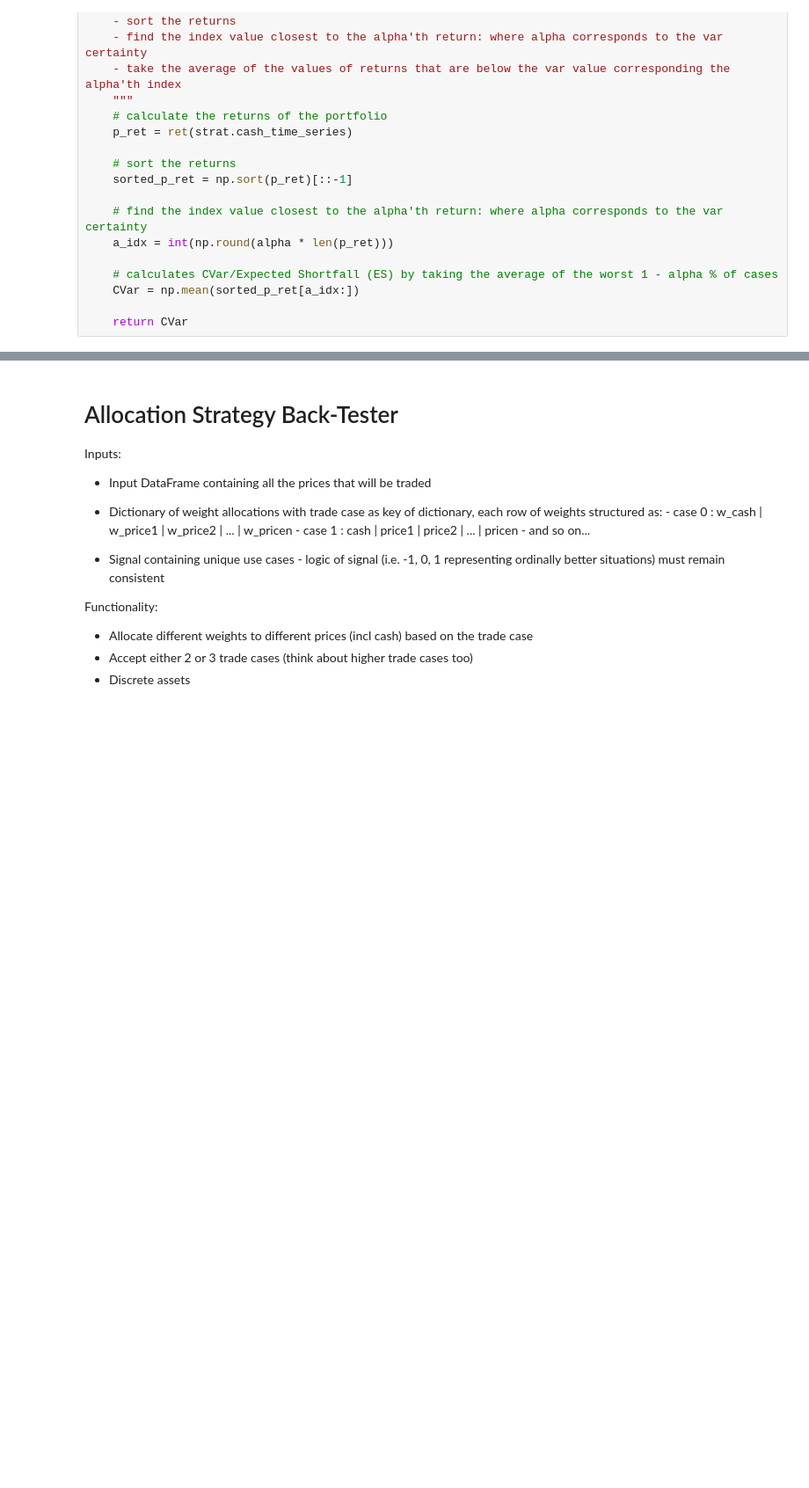
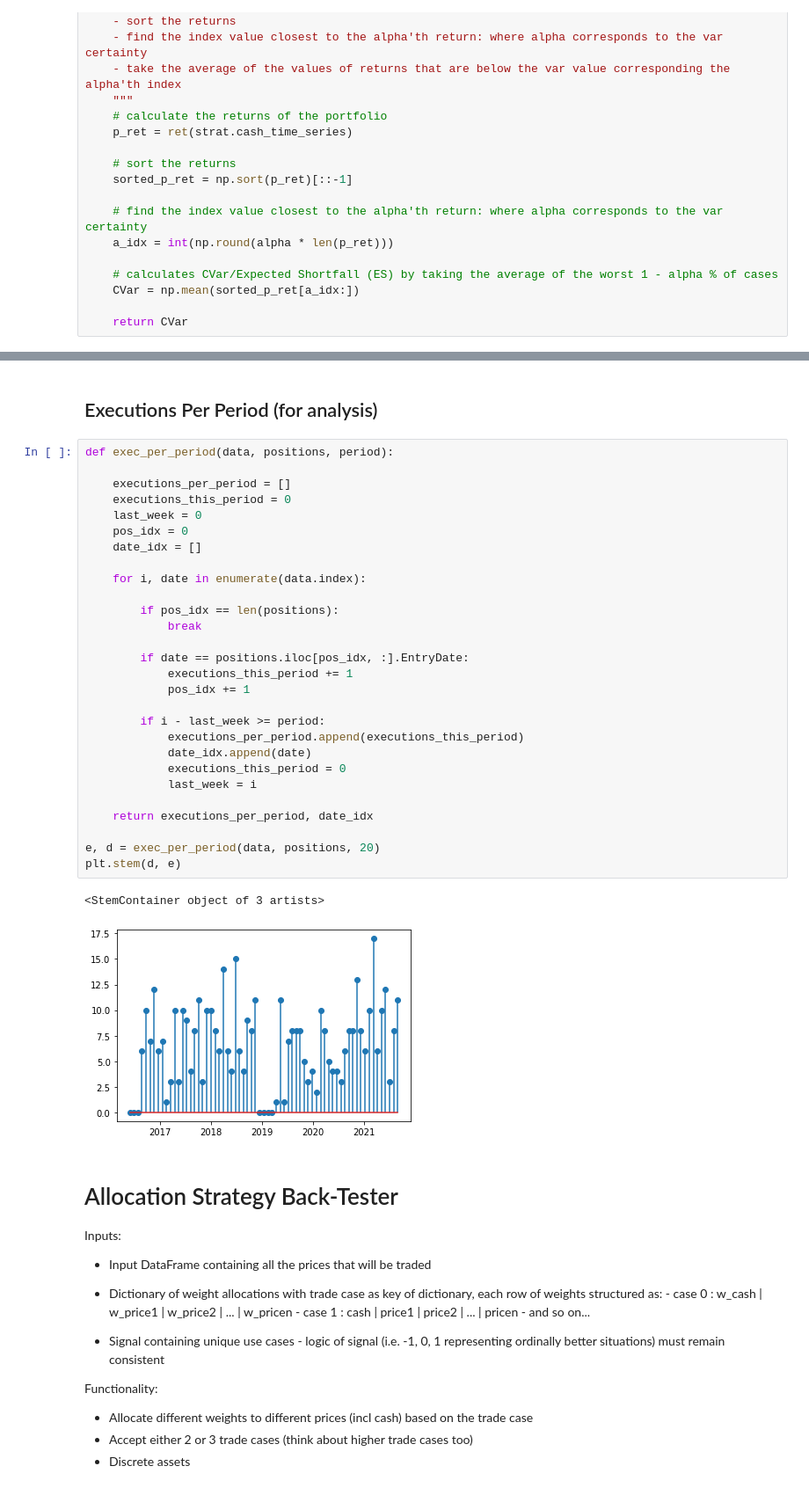
Before and after one commit to surajtirupati/TradingAlgorithms, a Jupyter notebook: Backtest.ipynb, the cells around one changed output, grey strips where cells are left out. Shown at 88% size. Drawn from its saved outputs; the diff is of its cells as text; blank space fills up the shorter version.

```diff
--- a/Backtest.ipynb
+++ b/Backtest.ipynb
@@ -810,3 +864,36 @@ def cvar(alpha):
+# %% [markdown]
+## Executions Per Period (for analysis)
+# %%
+def exec_per_period(data, positions, period):
+
+    executions_per_period = []
+    executions_this_period = 0
+    last_week = 0
+    pos_idx = 0
+    date_idx = []
+
+    for i, date in enumerate(data.index):
+
+        if pos_idx == len(positions):
+            break
+
+        if date == positions.iloc[pos_idx, :].EntryDate:
+            executions_this_period += 1
+            pos_idx += 1
+
+        if i - last_week >= period:
+            executions_per_period.append(executions_this_period)
+            date_idx.append(date)
+            executions_this_period = 0
+            last_week = i
+
+    return executions_per_period, date_idx
+
+e, d = exec_per_period(data, positions, 20)
+plt.stem(d, e)
+# %% [output]
+<StemContainer object of 3 artists>
+[figure, added]
 # %% [markdown]
 # Allocation Strategy Back-Tester
 Inputs:
```
Also changed, not shown: parts of 5 cells of this notebook.
